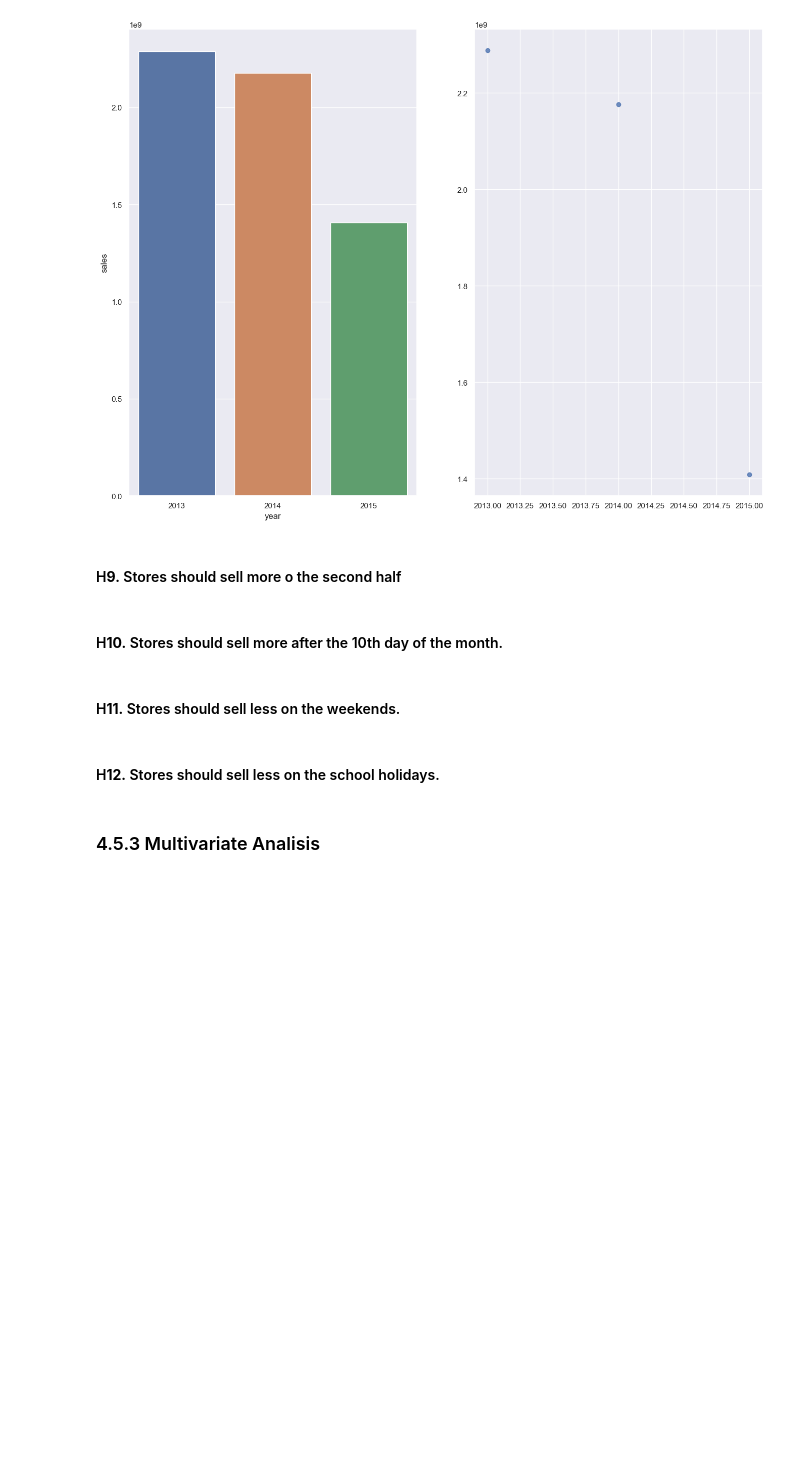
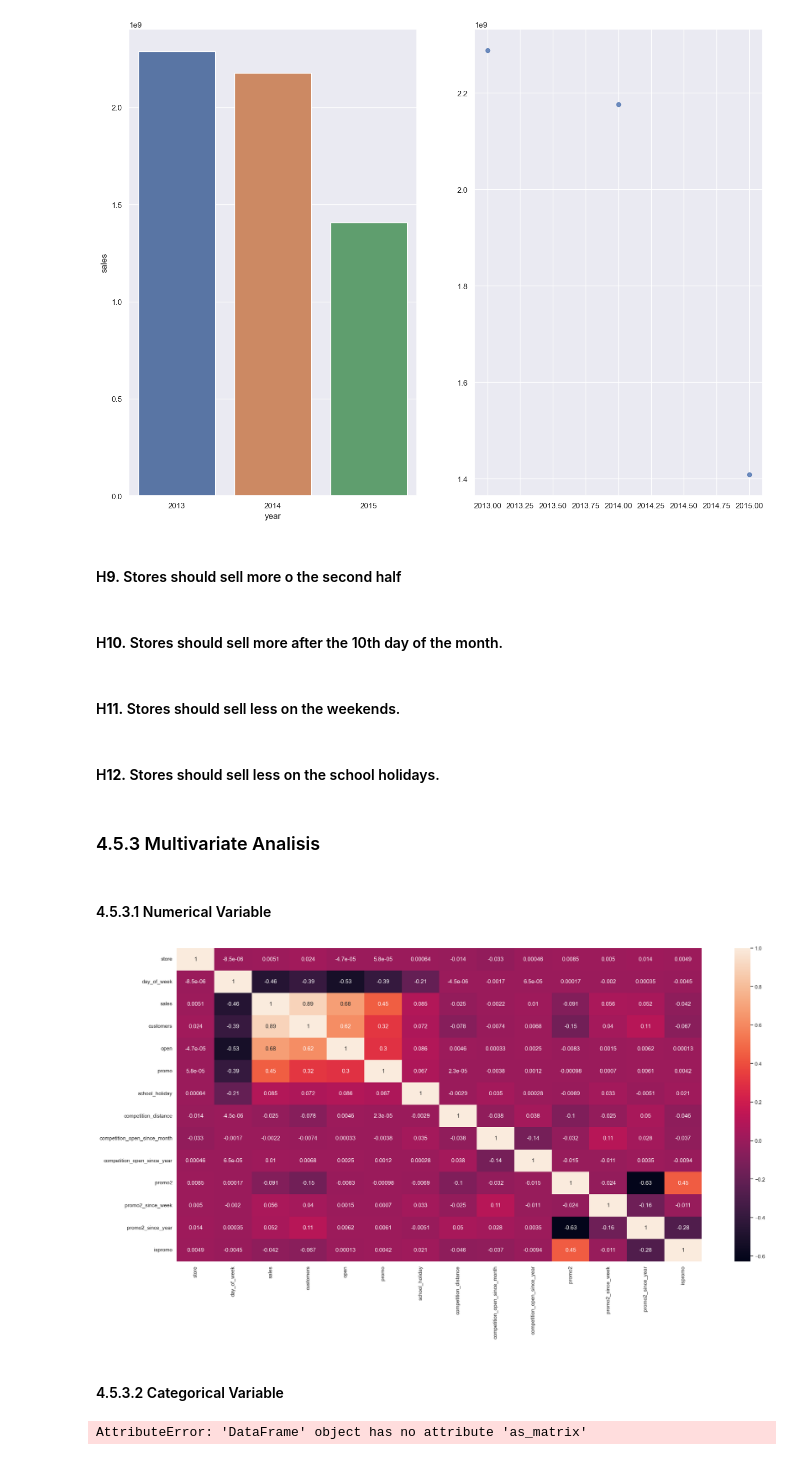
Before and after one commit to felipetmota/prediction-sales, a Jupyter notebook: notebooks/prediction-sell.ipynb, the cells around one changed output. Drawn from its saved outputs; the diff is of its cells as text; code cells hidden in the pictures; blank space fills up the shorter version.

Commit message:
Finished data exploration

```diff
--- a/notebooks/prediction-sell.ipynb
+++ b/notebooks/prediction-sell.ipynb
@@ -921,2 +992,38 @@ UFuncTypeError: Cannot cast ufunc 'svd_n_s' input from dtype('O') to dtype('floa
 # %% [markdown]
 ### 4.5.3 Multivariate Analisis
+# %% [markdown]
+#### 4.5.3.1 Numerical Variable
+# %%
+correlation = num_attributes.corr(method='pearson')
+sns.heatmap(correlation, annot=True);
+# %% [output]
+[figure, added]
+# %% [markdown]
+#### 4.5.3.2 Categorical Variable
+# %%
+#pd.crosstab(categorical_variable2['state_holiday'], categorical_variable2['store_type'])
+
+categorical_variable2 = df4[['state_holiday','store_type','assortment']]
+
+
+a1 = cramer_v( categorical_variable2['state_holiday'],  categorical_variable2['state_holiday']  )
+a2 = cramer_v( categorical_variable2['state_holiday'],  categorical_variable2['store_type']  )
+a3 = cramer_v( categorical_variable2['state_holiday'],  categorical_variable2['assortment']  )
+
+a4 = cramer_v( categorical_variable2['store_type'],  categorical_variable2['store_type']  )
+a5 = cramer_v( categorical_variable2['store_type'],  categorical_variable2['state_holiday']  )
+a6 = cramer_v( categorical_variable2['store_type'],  categorical_variable2['assortment']  )
+
+a7 = cramer_v( categorical_variable2['assortment'],  categorical_variable2['assortment']  )
+a8 = cramer_v( categorical_variable2['assortment'],  categorical_variable2['state_holiday']  )
+a9 = cramer_v( categorical_variable2['assortment'],  categorical_variable2['store_type']  )
+
+d = pd.DataFrame({'state_holiday': [a1, a2, a3],
+              'store_type': [a4, a5, a6],
+              'assortment': [a7, a8, a9]   })
+
+d = d.set_index(d.columns)
+
+sns.heatmap(d, annot=True);
+# %% [output]
+AttributeError: 'DataFrame' object has no attribute 'as_matrix'
```
Also changed, not shown: parts of 10 cells of this notebook.
